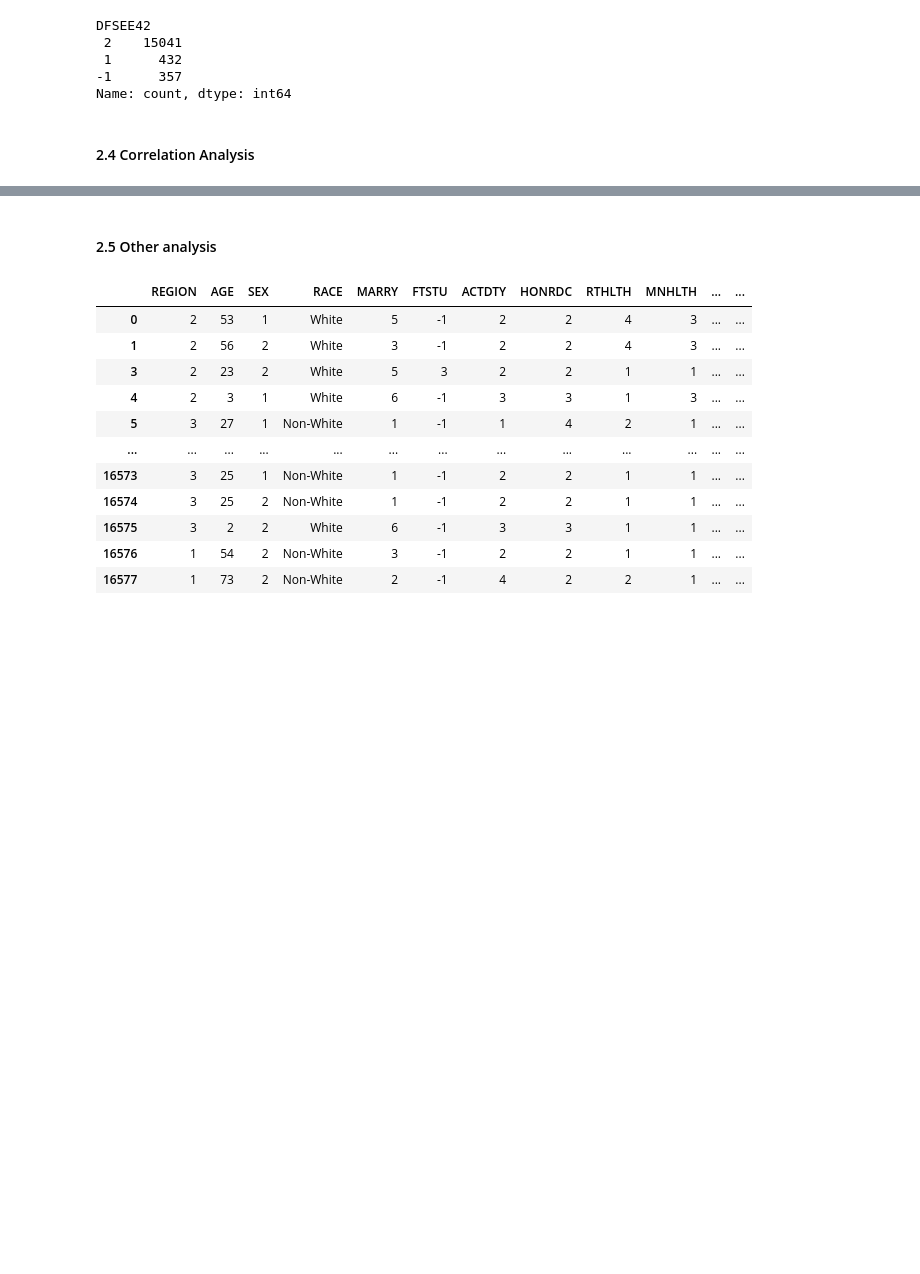
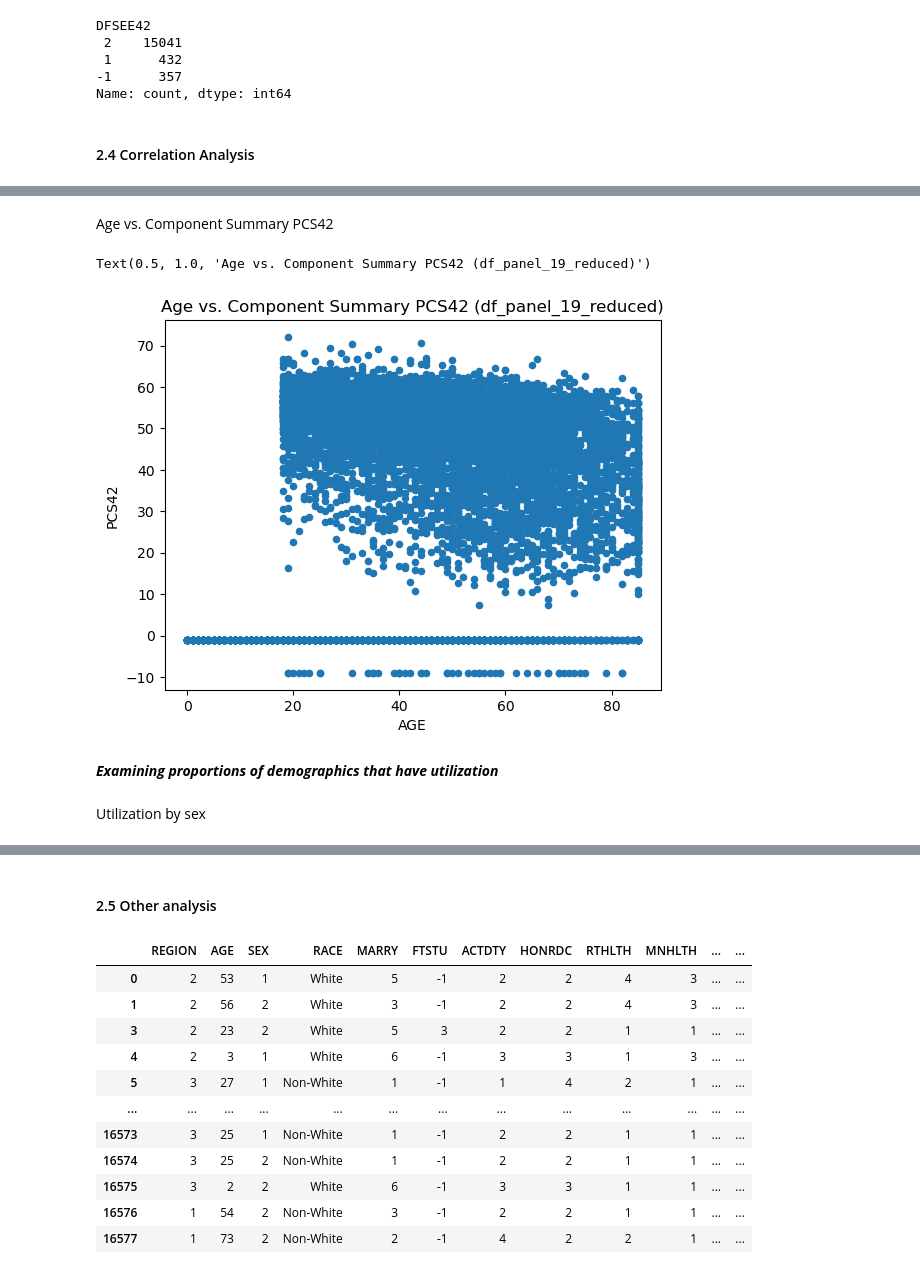
Before and after one commit to christine-deng/DSC180A-Capstone, a Jupyter notebook: replication-project-part-03a.ipynb, the cells around one changed output, grey strips where cells are left out. Saved outputs shown, nothing was run; the diff lists cells and outputs as text; code cells hidden in the pictures; blank space fills up the shorter version.

```diff
--- a/replication-project-part-03a.ipynb
+++ b/replication-project-part-03a.ipynb
@@ -795,0 +616,12 @@ plt.show()
+# %% [markdown]
+Age vs. Component Summary PCS42
+# %%
+# Correlation between age & component summary PCS42
+# Slightly negative trend but overall no correlation
+df_panel_19_reduced.plot.scatter(x='AGE', y='PCS42')
+plt.title("Age vs. Component Summary PCS42 (df_panel_19_reduced)")
+# %% [output]
+Text(0.5, 1.0, 'Age vs. Component Summary PCS42 (df_panel_19_reduced)')
+[figure, added]
+# %% [markdown]
+***Examining proportions of demographics that have utilization***
@@ -795,0 +630,2 @@ plt.show()
+# %% [markdown]
+Utilization by sex
```
Also changed, not shown: parts of 29 cells of this notebook, 1 other file.
